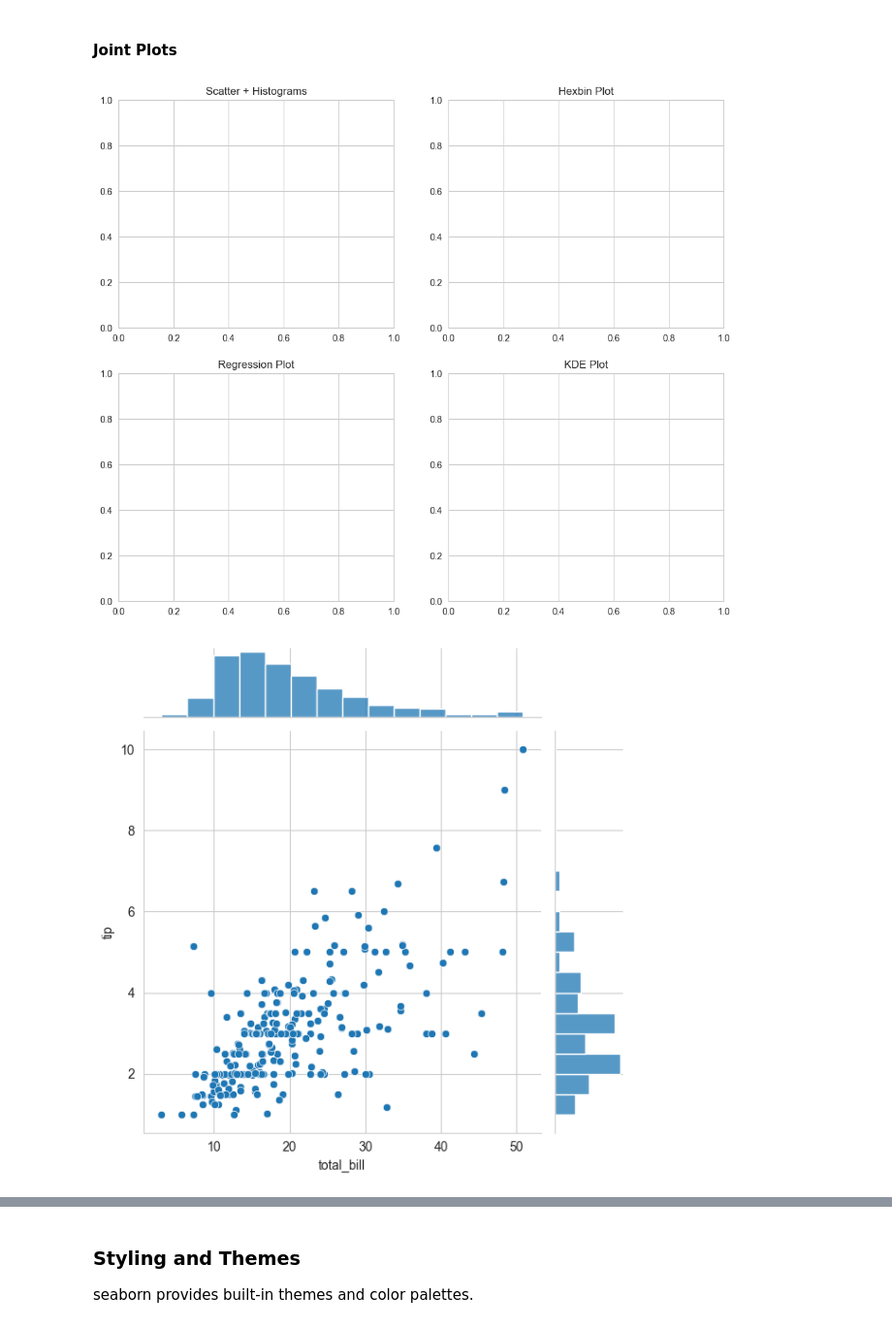
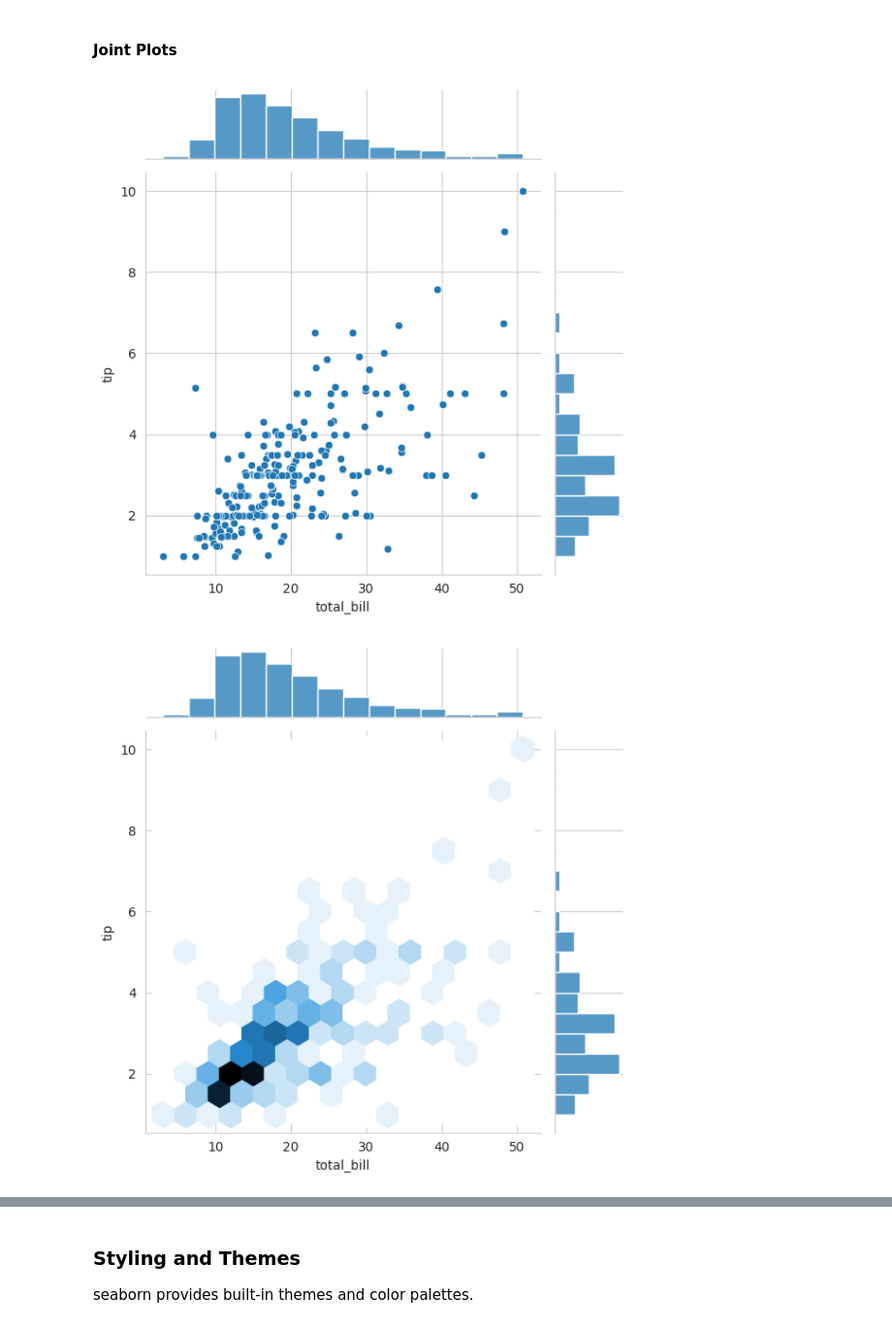
Before and after one commit to christopherseaman/datasci_217, a Jupyter notebook: 07/demo/demo2_seaborn_statistical.ipynb, the cells around one changed output, grey strips where cells are left out. Shown at 97% size. Cells and saved outputs as stored; diff of their text form; code cells hidden in the pictures.

Commit message:
joint plots

```diff
--- a/07/demo/demo2_seaborn_statistical.ipynb
+++ b/07/demo/demo2_seaborn_statistical.ipynb
@@ -191,27 +210,20 @@ plt.show()
 # %% [markdown]
 #### Joint Plots
 # %%
-# Different types of joint plots
-fig, axes = plt.subplots(2, 2, figsize=(12, 10))
-
 # Scatter + histograms
-sns.jointplot(data=tips, x='total_bill', y='tip', ax=axes[0, 0])
-axes[0, 0].set_title('Scatter + Histograms')
+sns.jointplot(data=tips, x='total_bill', y='tip')
 
 # Hexbin plot
-sns.jointplot(data=tips, x='total_bill', y='tip', kind='hex', ax=axes[0, 1])
-axes[0, 1].set_title('Hexbin Plot')
+sns.jointplot(data=tips, x='total_bill', y='tip', kind='hex')
 
 # Regression plot
-sns.jointplot(data=tips, x='total_bill', y='tip', kind='reg', ax=axes[1, 0])
-axes[1, 0].set_title('Regression Plot')
+sns.jointplot(data=tips, x='total_bill', y='tip', kind='reg')
 
 # KDE plot
-sns.jointplot(data=tips, x='total_bill', y='tip', kind='kde', ax=axes[1, 1])
-axes[1, 1].set_title('KDE Plot')
+sns.jointplot(data=tips, x='total_bill', y='tip', kind='kde')
 
 plt.tight_layout()
 plt.show()
 # %% [output]
-[figure, old version]
+[figure, new version]
-[figure, old version]
+[figure, new version]
```
Also changed, not shown: parts of 9 cells of this notebook, 1 other file.
